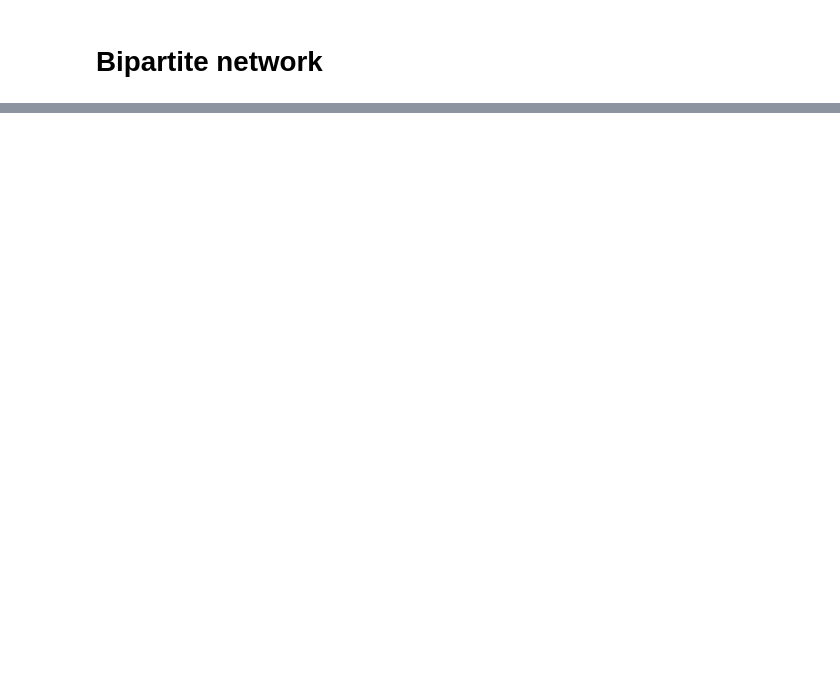
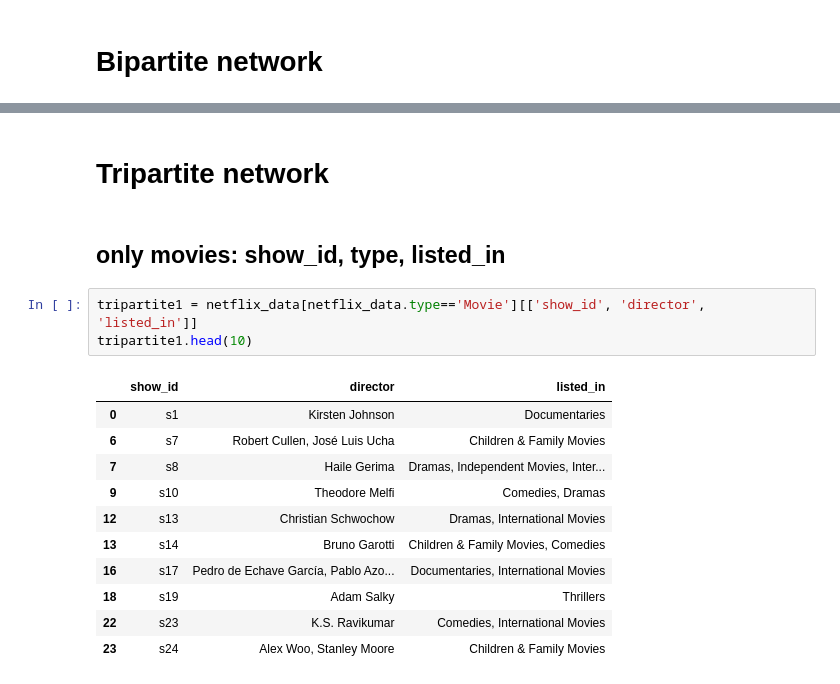
Before and after one commit to renatasarmet/mfbn, a Jupyter notebook: notebooks/netflix.ipynb, the cells around one changed output, grey strips where cells are left out. Drawn from its saved outputs; the diff is of its cells as text; blank space fills up the shorter version.

Commit message:
testing tripartite

```diff
--- a/notebooks/netflix.ipynb
+++ b/notebooks/netflix.ipynb
@@ -283,3 +315,22 @@ Try using .loc[row_indexer,col_indexer] = value instead
 
 See the caveats in the documentation: https://pandas.pydata.org/pandas-docs/stable/user_guide/indexing.html#returning-a-view-versus-a-copy
   self[col] = expressions.where(mask, this, that)
+# %% [markdown]
+# Tripartite network
+# %% [markdown]
+## only movies: show_id, type, listed_in
+# %%
+tripartite1 = netflix_data[netflix_data.type=='Movie'][['show_id', 'director', 'listed_in']]
+tripartite1.head(10)
+# %% [output]
+|  | show_id | director | listed_in |
+| 0 | s1 | Kirsten Johnson | Documentaries |
+| 6 | s7 | Robert Cullen, José Luis Ucha | Children & Family Movies |
+| 7 | s8 | Haile Gerima | Dramas, Independent Movies, Inter... |
+| 9 | s10 | Theodore Melfi | Comedies, Dramas |
+| 12 | s13 | Christian Schwochow | Dramas, International Movies |
+| 13 | s14 | Bruno Garotti | Children & Family Movies, Comedies |
+| 16 | s17 | Pedro de Echave García, Pablo Azo... | Documentaries, International Movies |
+| 18 | s19 | Adam Salky | Thrillers |
+| 22 | s23 | K.S. Ravikumar | Comedies, International Movies |
+| 23 | s24 | Alex Woo, Stanley Moore | Children & Family Movies |
```
Also changed, not shown: parts of 22 cells of this notebook, 27 other files.
